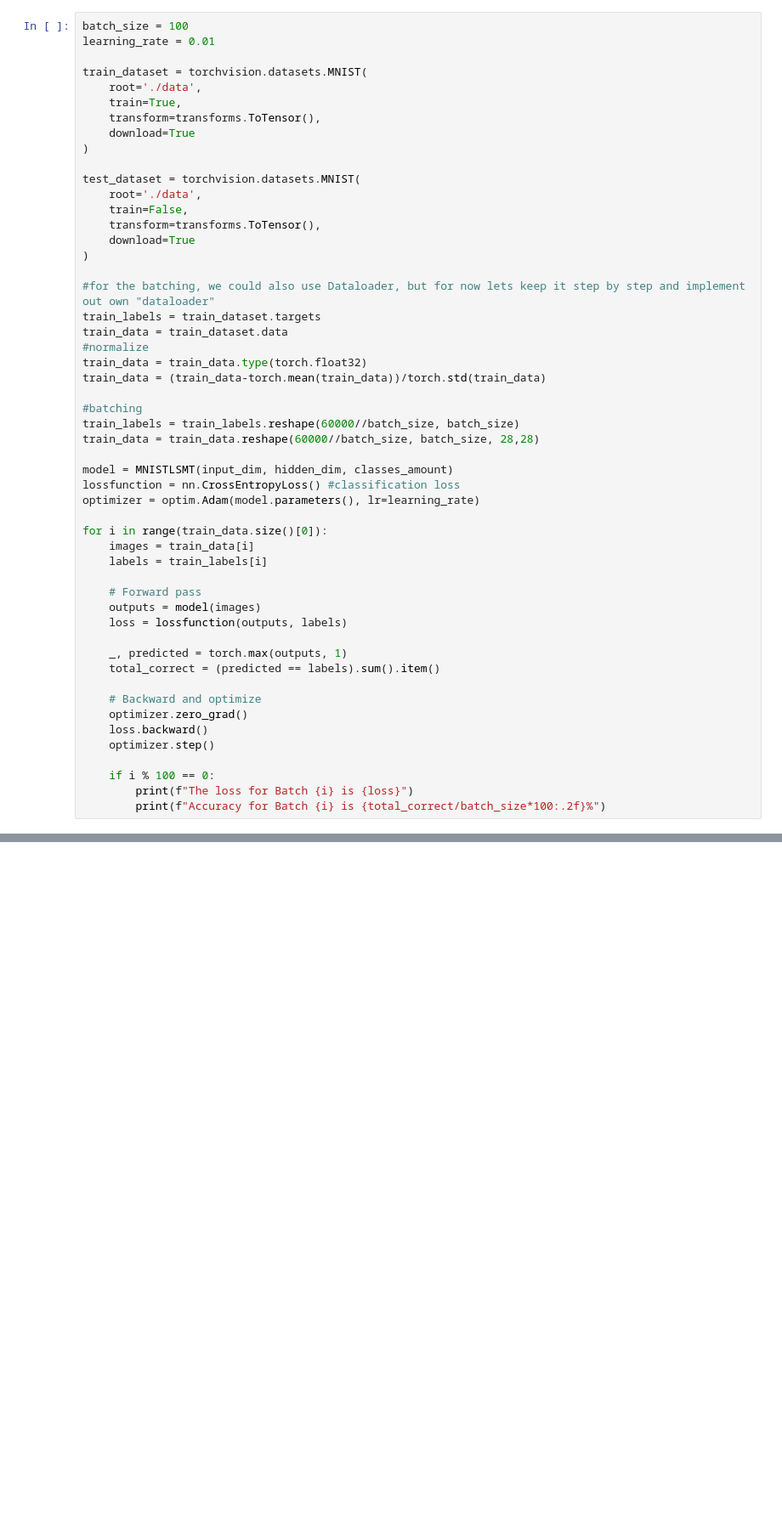
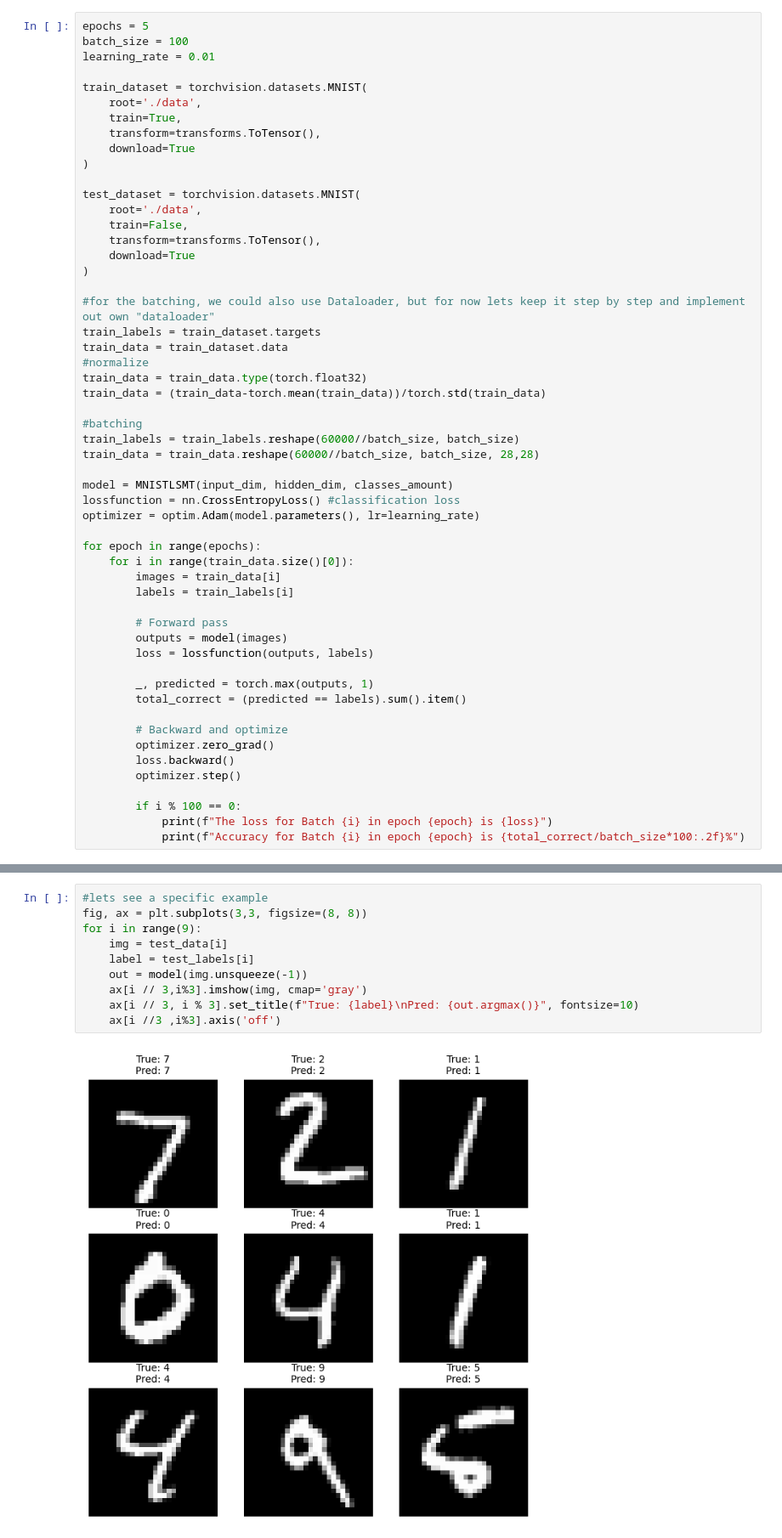
Before and after one commit to Mullerio/PyTorchZeroToHero, a Jupyter notebook: DeepLearning/ImprovingRNNs.ipynb, the cells around one changed output, grey strips where cells are left out. Shown at 85% size. Cells and saved outputs as stored; diff of their text form; blank space fills up the shorter version.

```diff
--- a/DeepLearning/ImprovingRNNs.ipynb
+++ b/DeepLearning/ImprovingRNNs.ipynb
@@ -102,6 +113,7 @@ class MNISTLSMT(nn.Module):
         out = self.lstm(x)
         return self.act_out(self.lstm_out(out))
 # %%
+epochs = 5
 batch_size = 100
 learning_rate = 0.01
 
@@ -134,23 +146,24 @@ model = MNISTLSMT(input_dim, hidden_dim, classes_amount)
 lossfunction = nn.CrossEntropyLoss() #classification loss
 optimizer = optim.Adam(model.parameters(), lr=learning_rate)
 
-for i in range(train_data.size()[0]):
-    images = train_data[i]
-    labels = train_labels[i]
+for epoch in range(epochs):
+    for i in range(train_data.size()[0]):
+        images = train_data[i]
+        labels = train_labels[i]
 
-    # Forward pass
-    outputs = model(images)
-    loss = lossfunction(outputs, labels)
+        # Forward pass
+        outputs = model(images)
+        loss = lossfunction(outputs, labels)
 
-    _, predicted = torch.max(outputs, 1)
-    total_correct = (predicted == labels).sum().item()
+        _, predicted = torch.max(outputs, 1)
+        total_correct = (predicted == labels).sum().item()
 
-    # Backward and optimize
-    optimizer.zero_grad()
-    loss.backward()
-    optimizer.step()
+        # Backward and optimize
+        optimizer.zero_grad()
+        loss.backward()
+        optimizer.step()
 
-    if i % 100 == 0:
-        print(f"The loss for Batch {i} is {loss}")
-        print(f"Accuracy for Batch {i} is {total_correct/batch_size*100:.2f}%")
+        if i % 100 == 0:
+            print(f"The loss for Batch {i} in epoch {epoch} is {loss}")
+            print(f"Accuracy for Batch {i} in epoch {epoch} is {total_correct/batch_size*100:.2f}%")
 # %% [output]
@@ -190,0 +206,12 @@ make_dot(out.mean(), params=dict(model.named_parameters())).render("MNIST classi
+# %%
+#lets see a specific example
+fig, ax = plt.subplots(3,3, figsize=(8, 8))
+for i in range(9):
+    img = test_data[i]
+    label = test_labels[i]
+    out = model(img.unsqueeze(-1))
+    ax[i // 3,i%3].imshow(img, cmap='gray')
+    ax[i // 3, i % 3].set_title(f"True: {label}\nPred: {out.argmax()}", fontsize=10)
+    ax[i //3 ,i%3].axis('off')
+# %% [output]
+[figure, added]
```
Also changed, not shown: parts of 6 cells of this notebook.
